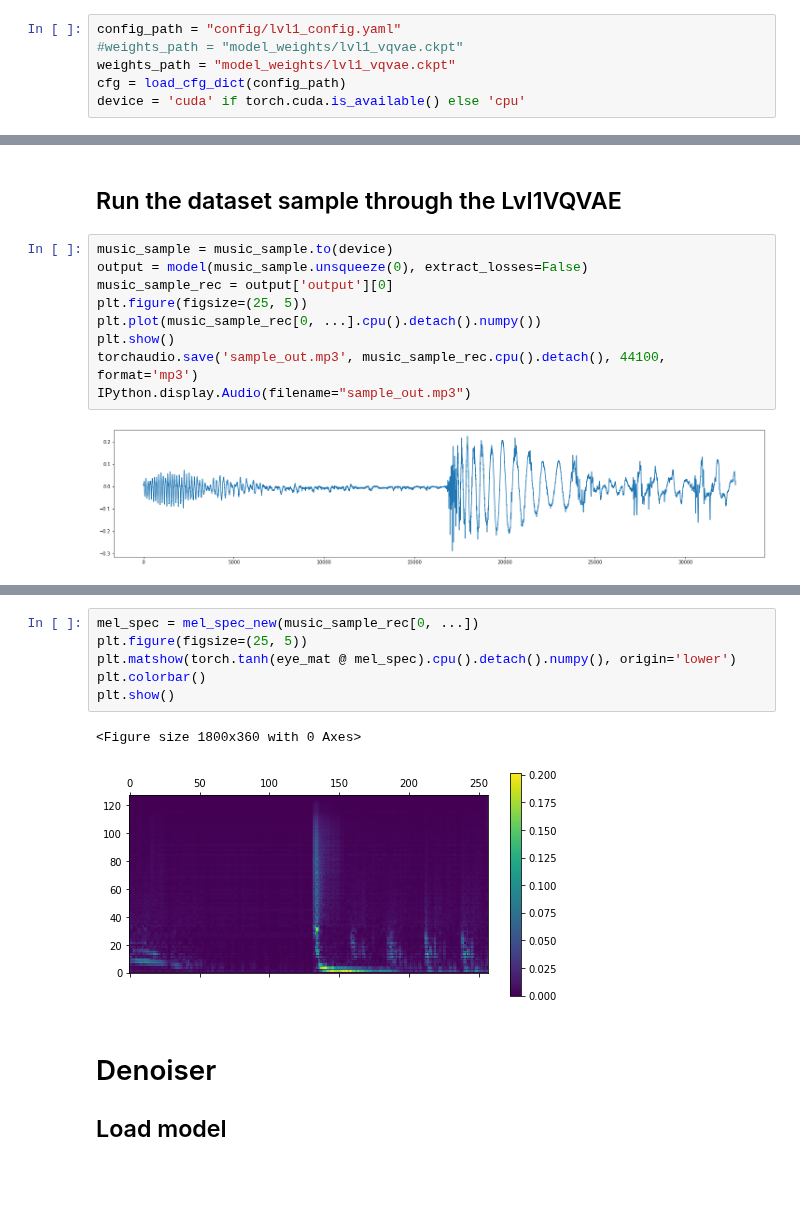
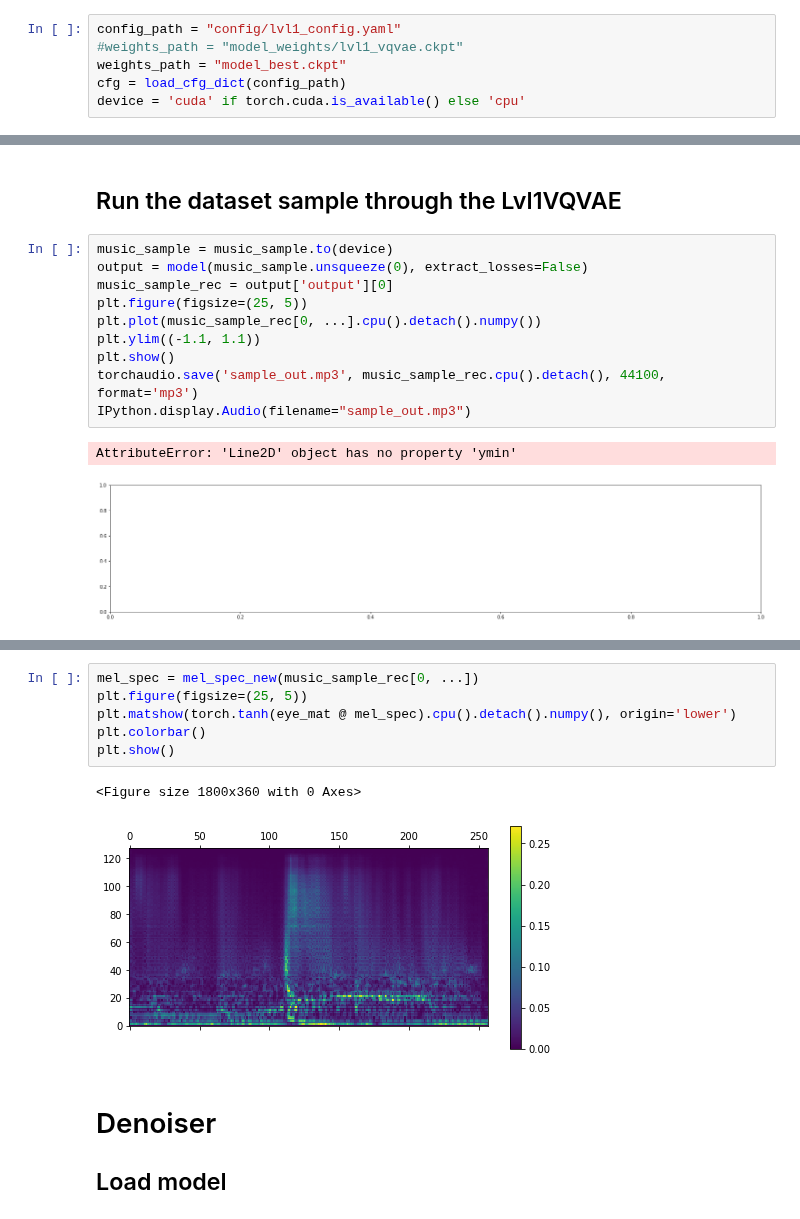
Before and after one commit to VovaTch/Infected_hdiff, a Jupyter notebook: test_lvl1_vqvae.ipynb, the cells around one changed output, grey strips where cells are left out. Cells and saved outputs as stored; diff of their text form; blank space fills up the shorter version.

```diff
--- a/test_lvl1_vqvae.ipynb
+++ b/test_lvl1_vqvae.ipynb
@@ -20,7 +20,7 @@ from utils.other import load_cfg_dict
 # %%
 config_path = "config/lvl1_config.yaml"
 #weights_path = "model_weights/lvl1_vqvae.ckpt"
-weights_path = "model_weights/lvl1_vqvae.ckpt"
+weights_path = "model_best.ckpt"
 cfg = load_cfg_dict(config_path)
 device = 'cuda' if torch.cuda.is_available() else 'cpu'
 # %% [markdown]
@@ -121,11 +120,13 @@ plt.show()
 # %%
 music_sample = music_sample.to(device)
 output = model(music_sample.unsqueeze(0), extract_losses=False)
 music_sample_rec = output['output'][0]
 plt.figure(figsize=(25, 5))
 plt.plot(music_sample_rec[0, ...].cpu().detach().numpy())
+plt.ylim((-1.1, 1.1))
 plt.show()
 torchaudio.save('sample_out.mp3', music_sample_rec.cpu().detach(), 44100, format='mp3')
 IPython.display.Audio(filename="sample_out.mp3")
 # %% [output]
+AttributeError: 'Line2D' object has no property 'ymin'
-[figure, old version]
+[figure, new version]
@@ -138,7 +138,7 @@ plt.colorbar()
 plt.show()
 # %% [output]
 <Figure size 1800x360 with 0 Axes>
-[figure, old version]
+[figure, new version]
 # %% [markdown]
 # Denoiser
 
```
Also changed, not shown: parts of 6 cells of this notebook, 1 other file.
